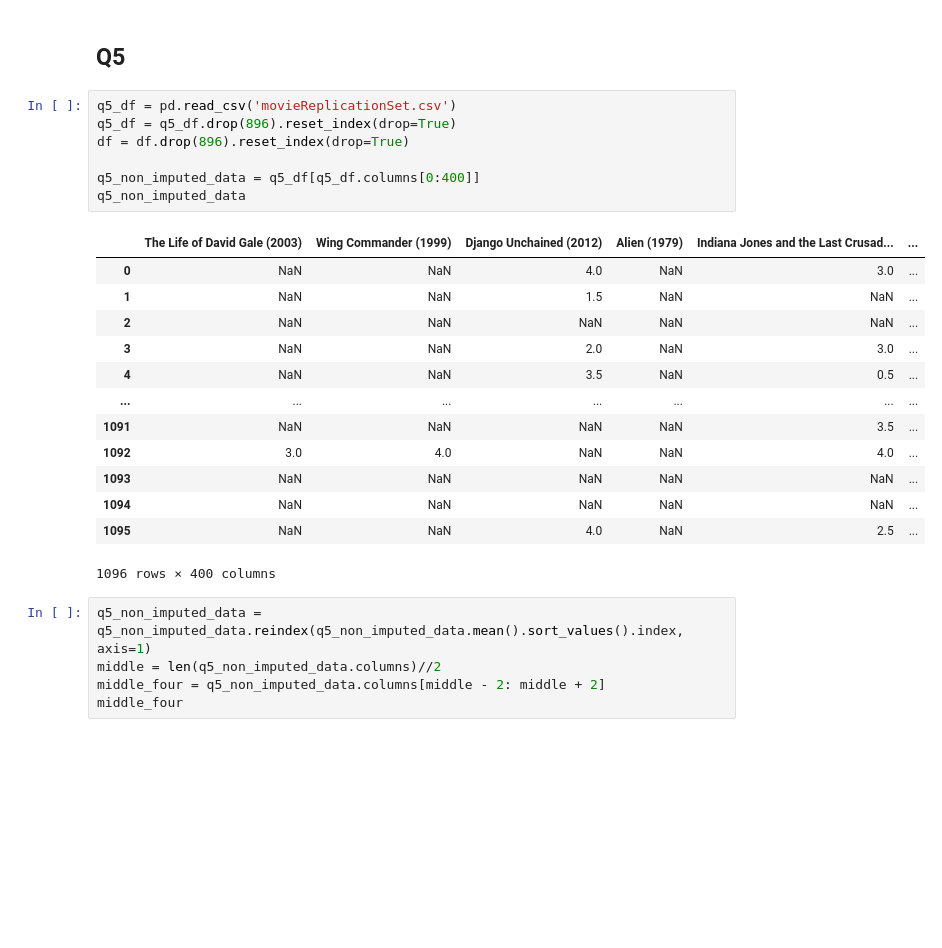
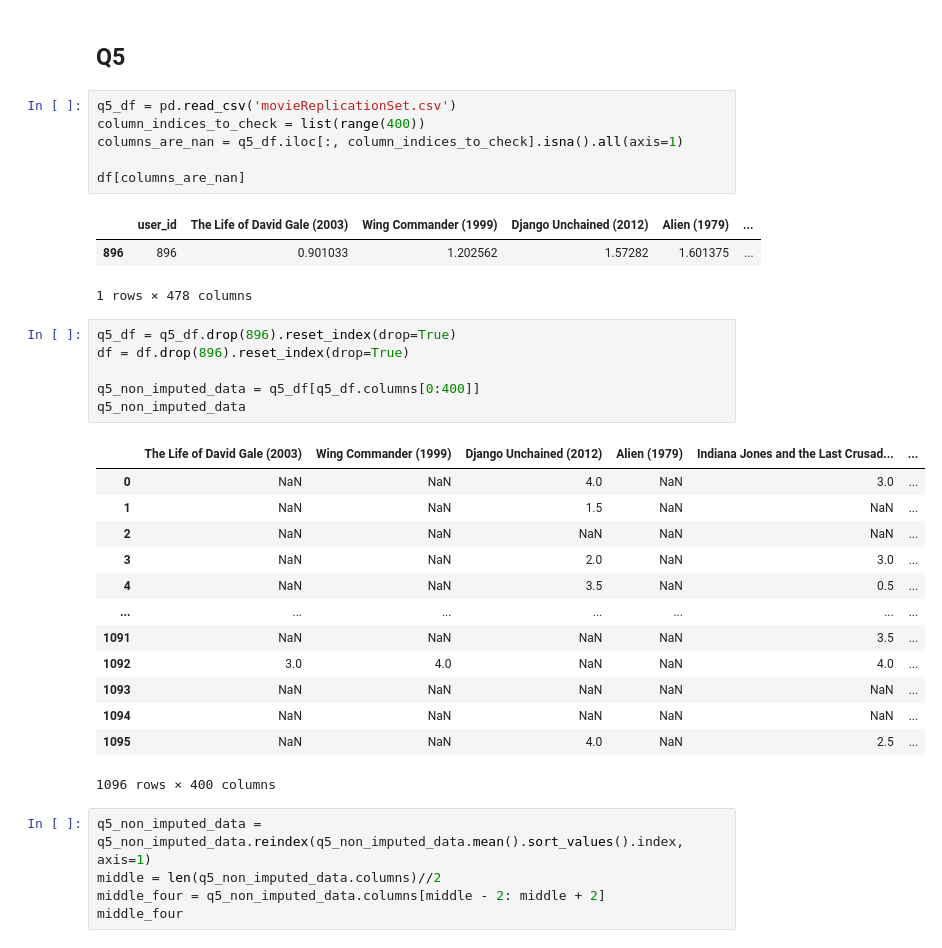
Before and after one commit to csendranshi/DSGA-1001-Project2, a Jupyter notebook: DS_project2.ipynb, the cells around one changed output. Cells and saved outputs as stored; diff of their text form; blank space fills up the shorter version.

```diff
--- a/DS_project2.ipynb
+++ b/DS_project2.ipynb
@@ -645,25 +666,34 @@ plt.show()
 ## Q5
 # %%
 q5_df = pd.read_csv('movieReplicationSet.csv')
-q5_df = q5_df.drop(896).reset_index(drop=True)
-df = df.drop(896).reset_index(drop=True)
+column_indices_to_check = list(range(400))
+columns_are_nan = q5_df.iloc[:, column_indices_to_check].isna().all(axis=1)
 
-q5_non_imputed_data = q5_df[q5_df.columns[0:400]]
-q5_non_imputed_data
+df[columns_are_nan]
 # %% [output]
-|  | The Life of David Gale (2003) | Wing Commander (1999) | Django Unchained (2012) | Alien (1979) | Indiana Jones and the Last Crusad... | ... |
-| 0 | NaN | NaN | 4.0 | NaN | 3.0 | ... |
-| 1 | NaN | NaN | 1.5 | NaN | NaN | ... |
-| 2 | NaN | NaN | NaN | NaN | NaN | ... |
-| 3 | NaN | NaN | 2.0 | NaN | 3.0 | ... |
-| 4 | NaN | NaN | 3.5 | NaN | 0.5 | ... |
-| ... | ... | ... | ... | ... | ... | ... |
-| 1091 | NaN | NaN | NaN | NaN | 3.5 | ... |
-| 1092 | 3.0 | 4.0 | NaN | NaN | 4.0 | ... |
-| 1093 | NaN | NaN | NaN | NaN | NaN | ... |
-| 1094 | NaN | NaN | NaN | NaN | NaN | ... |
-| 1095 | NaN | NaN | 4.0 | NaN | 2.5 | ... |
+|  | user_id | The Life of David Gale (2003) | Wing Commander (1999) | Django Unchained (2012) | Alien (1979) | ... |
+| 896 | 896 | 0.901033 | 1.202562 | 1.57282 | 1.601375 | ... |
-1096 rows × 400 columns
+1 rows × 478 columns
+# %%
+q5_df = q5_df.drop(896).reset_index(drop=True)
+df = df.drop(896).reset_index(drop=True)
+
+q5_non_imputed_data = q5_df[q5_df.columns[0:400]]
+q5_non_imputed_data
+# %% [output]
+|  | The Life of David Gale (2003) | Wing Commander (1999) | Django Unchained (2012) | Alien (1979) | Indiana Jones and the Last Crusad... | ... |
+| 0 | NaN | NaN | 4.0 | NaN | 3.0 | ... |
+| 1 | NaN | NaN | 1.5 | NaN | NaN | ... |
+| 2 | NaN | NaN | NaN | NaN | NaN | ... |
+| 3 | NaN | NaN | 2.0 | NaN | 3.0 | ... |
+| 4 | NaN | NaN | 3.5 | NaN | 0.5 | ... |
+| ... | ... | ... | ... | ... | ... | ... |
+| 1091 | NaN | NaN | NaN | NaN | 3.5 | ... |
+| 1092 | 3.0 | 4.0 | NaN | NaN | 4.0 | ... |
+| 1093 | NaN | NaN | NaN | NaN | NaN | ... |
+| 1094 | NaN | NaN | NaN | NaN | NaN | ... |
+| 1095 | NaN | NaN | 4.0 | NaN | 2.5 | ... |
+1096 rows × 400 columns
 # %%
 q5_non_imputed_data = q5_non_imputed_data.reindex(q5_non_imputed_data.mean().sort_values().index, axis=1)
 middle = len(q5_non_imputed_data.columns)//2
```
Also changed, not shown: parts of 21 cells of this notebook.
